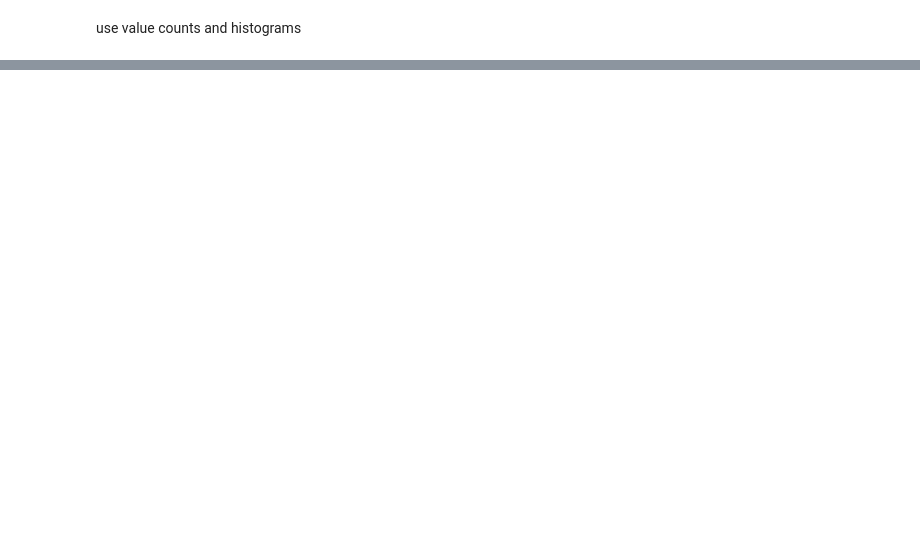
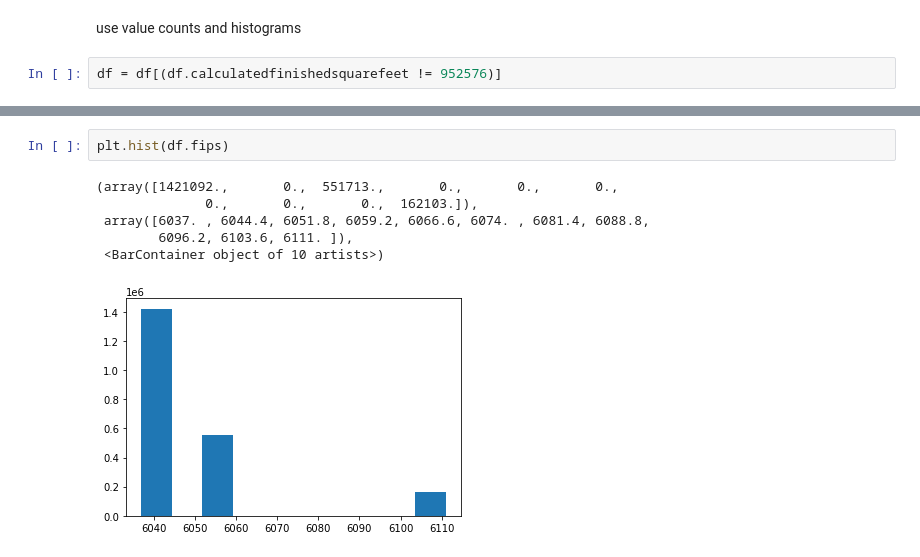
Before and after one commit to EribertoContreras/regression-exercises, a Jupyter notebook: wrangle.ipynb, the cells around one changed output, grey strips where cells are left out. Drawn from its saved outputs; the diff is of its cells as text; blank space fills up the shorter version.

```diff
--- a/wrangle.ipynb
+++ b/wrangle.ipynb
@@ -216,2 +220,4 @@ df.
 # %% [markdown]
 use value counts and histograms
+# %%
+df = df[(df.calculatedfinishedsquarefeet != 952576)]
@@ -217,0 +282,9 @@ use value counts and histograms
+# %%
+plt.hist(df.fips)
+# %% [output]
+(array([1421092.,       0.,  551713.,       0.,       0.,       0.,
+              0.,       0.,       0.,  162103.]),
+ array([6037. , 6044.4, 6051.8, 6059.2, 6066.6, 6074. , 6081.4, 6088.8,
+        6096.2, 6103.6, 6111. ]),
+ <BarContainer object of 10 artists>)
+[figure, added]
```
Also changed, not shown: parts of 18 cells of this notebook, 3 other files.
